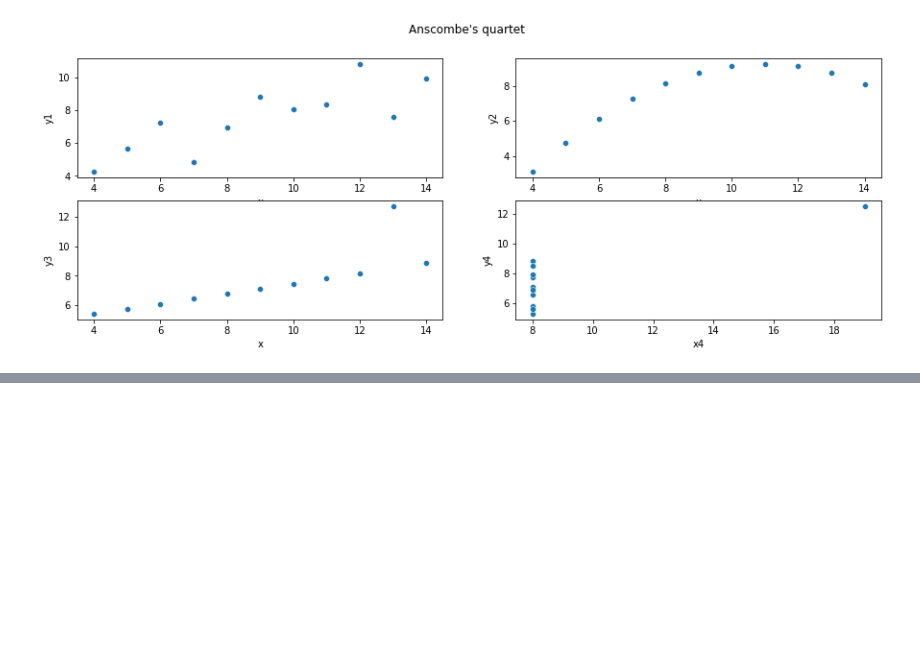
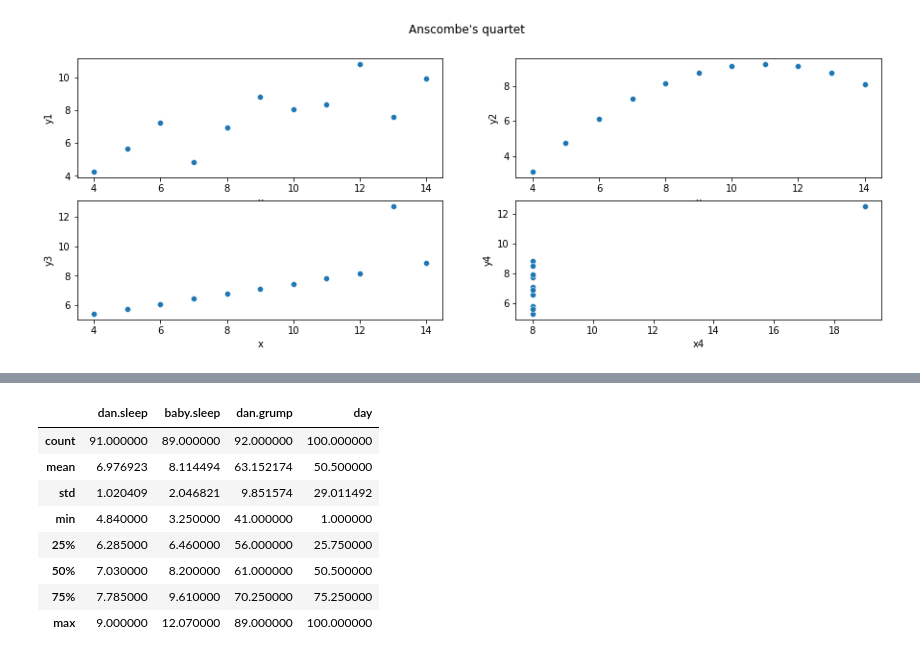
Before and after one commit to ethanweed/pythonbook, a Jupyter notebook: Chapters/03.05-descriptives.ipynb, the cells around one changed output, grey strips where cells are left out. Saved outputs shown, nothing was run; the diff lists cells and outputs as text; code cells hidden in the pictures; blank space fills up the shorter version.

```diff
--- a/Chapters/03.05-descriptives.ipynb
+++ b/Chapters/03.05-descriptives.ipynb
@@ -1357,0 +1237,12 @@ Thus it is no small thing to say that the first task of the statistician and the
+# %%
+parenthood2.describe()
+# %% [output]
+|  | dan.sleep | baby.sleep | dan.grump | day |
+| count | 91.000000 | 89.000000 | 92.000000 | 100.000000 |
+| mean | 6.976923 | 8.114494 | 63.152174 | 50.500000 |
+| std | 1.020409 | 2.046821 | 9.851574 | 29.011492 |
+| min | 4.840000 | 3.250000 | 41.000000 | 1.000000 |
+| 25% | 6.285000 | 6.460000 | 56.000000 | 25.750000 |
+| 50% | 7.030000 | 8.200000 | 61.000000 | 50.500000 |
+| 75% | 7.785000 | 9.610000 | 70.250000 | 75.250000 |
+| max | 9.000000 | 12.070000 | 89.000000 | 100.000000 |
```
Also changed, not shown: parts of 26 cells of this notebook, 2 other files.
